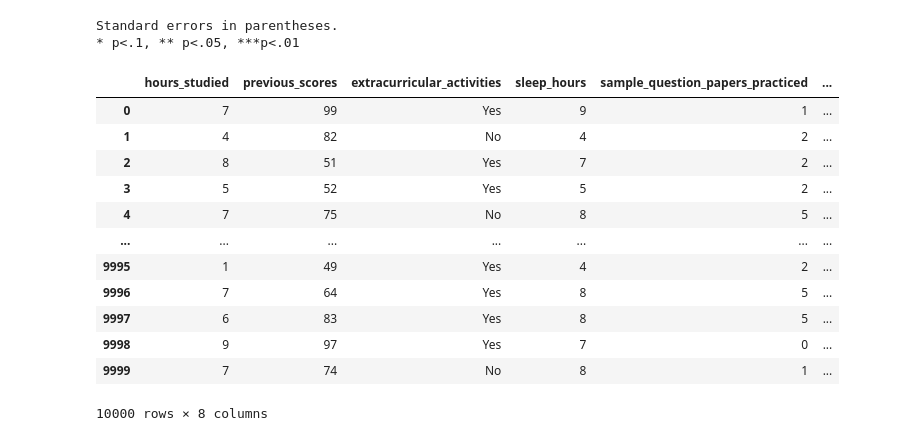
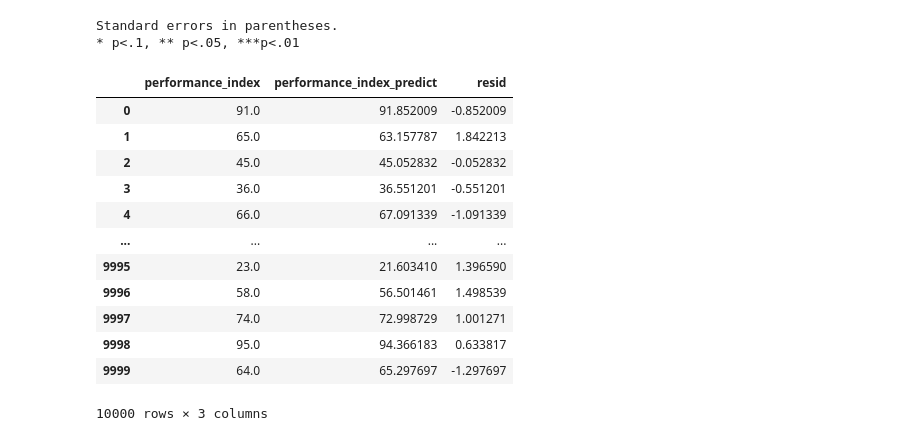
Before and after one commit to dan-teixeira/data-science, a Jupyter notebook: student_performance/student_performance.ipynb, the cells around one changed output. Saved outputs shown, nothing was run; the diff lists cells and outputs as text; code cells hidden in the pictures.

```diff
--- a/student_performance/student_performance.ipynb
+++ b/student_performance/student_performance.ipynb
@@ -236,18 +236,18 @@ summary_col(
 Standard errors in parentheses.
 * p<.1, ** p<.05, ***p<.01
 # %%
-df_student.assign(performance_index_predict=model.predict(), resid=model.resid)
+df_student[["performance_index"]].assign(performance_index_predict=model.predict(), resid=model.resid)
 # %% [output]
-|  | hours_studied | previous_scores | extracurricular_activities | sleep_hours | sample_question_papers_practiced | ... |
-| 0 | 7 | 99 | Yes | 9 | 1 | ... |
-| 1 | 4 | 82 | No | 4 | 2 | ... |
-| 2 | 8 | 51 | Yes | 7 | 2 | ... |
-| 3 | 5 | 52 | Yes | 5 | 2 | ... |
-| 4 | 7 | 75 | No | 8 | 5 | ... |
-| ... | ... | ... | ... | ... | ... | ... |
-| 9995 | 1 | 49 | Yes | 4 | 2 | ... |
-| 9996 | 7 | 64 | Yes | 8 | 5 | ... |
-| 9997 | 6 | 83 | Yes | 8 | 5 | ... |
-| 9998 | 9 | 97 | Yes | 7 | 0 | ... |
-| 9999 | 7 | 74 | No | 8 | 1 | ... |
+|  | performance_index | performance_index_predict | resid |
+| 0 | 91.0 | 91.852009 | -0.852009 |
+| 1 | 65.0 | 63.157787 | 1.842213 |
+| 2 | 45.0 | 45.052832 | -0.052832 |
+| 3 | 36.0 | 36.551201 | -0.551201 |
+| 4 | 66.0 | 67.091339 | -1.091339 |
+| ... | ... | ... | ... |
+| 9995 | 23.0 | 21.603410 | 1.396590 |
+| 9996 | 58.0 | 56.501461 | 1.498539 |
+| 9997 | 74.0 | 72.998729 | 1.001271 |
+| 9998 | 95.0 | 94.366183 | 0.633817 |
+| 9999 | 64.0 | 65.297697 | -1.297697 |
-10000 rows × 8 columns
+10000 rows × 3 columns
```
Also changed, not shown: parts of 2 cells of this notebook, 1 other file.
